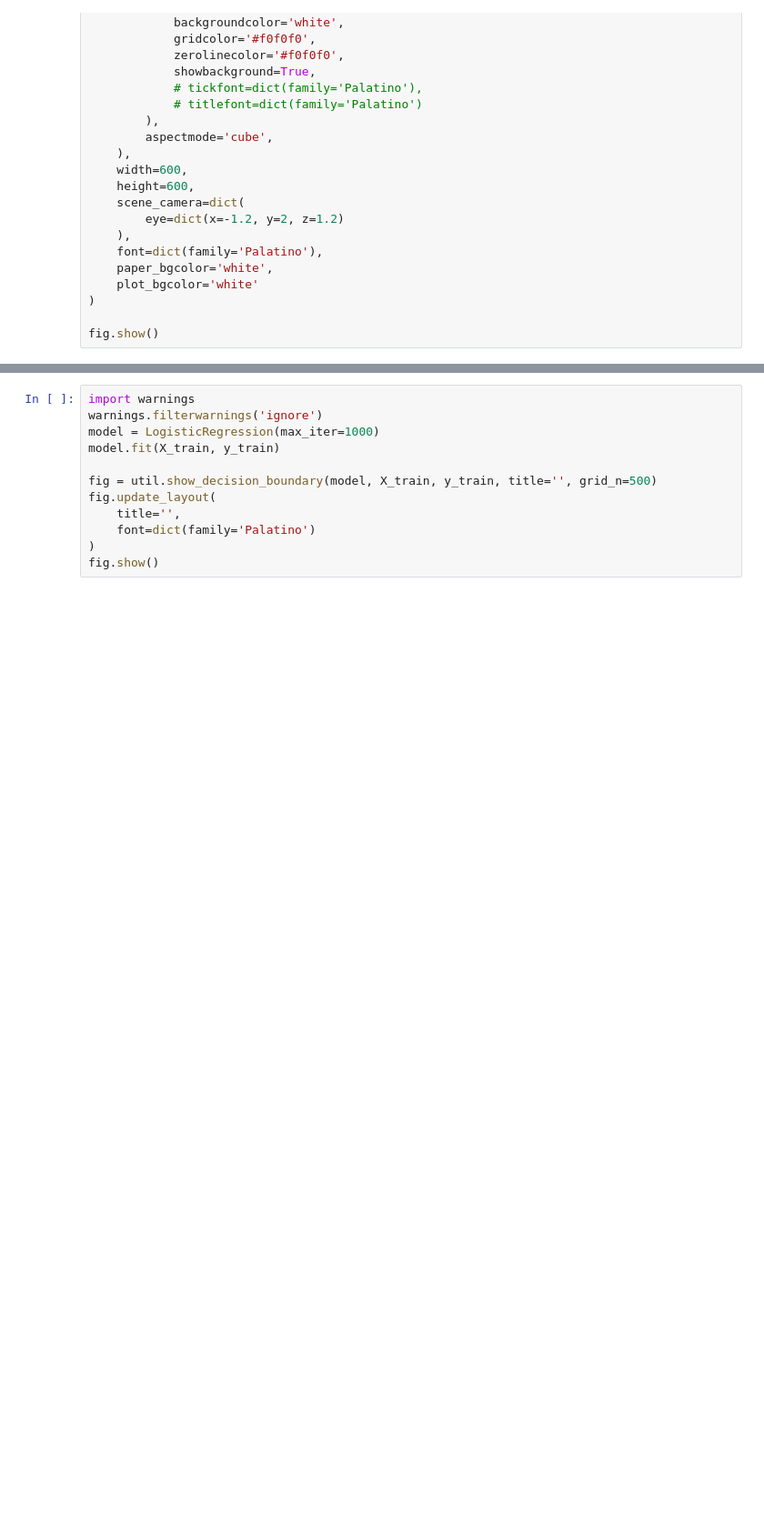
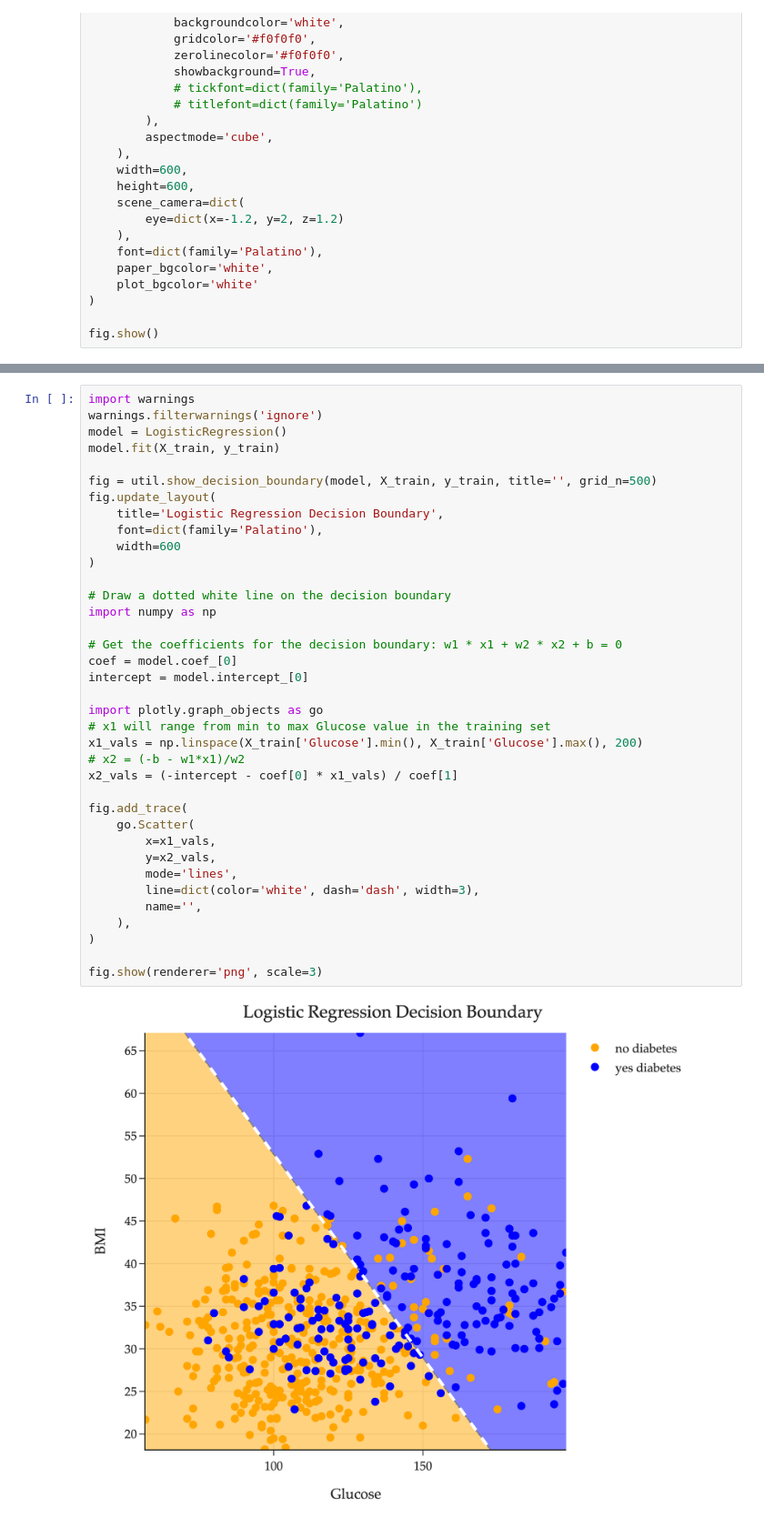
Before and after one commit to eecs245/notes, a Jupyter notebook: 04_linear_independence/04-lines-planes-hyperplanes.ipynb, the cells around one changed output, grey strips where cells are left out. Shown at 91% size. Saved outputs shown, nothing was run; the diff lists cells and outputs as text; blank space fills up the shorter version.

```diff
--- a/04_linear_independence/04-lines-planes-hyperplanes.ipynb
+++ b/04_linear_independence/04-lines-planes-hyperplanes.ipynb
@@ -1102,14 +1127,41 @@ Another common family of classifiers is **linear classifiers**, where the decisi
 # %%
 import warnings
 warnings.filterwarnings('ignore')
-model = LogisticRegression(max_iter=1000)
+model = LogisticRegression()
 model.fit(X_train, y_train)
 
 fig = util.show_decision_boundary(model, X_train, y_train, title='', grid_n=500)
 fig.update_layout(
-    title='',
-    font=dict(family='Palatino')
+    title='Logistic Regression Decision Boundary',
+    font=dict(family='Palatino'),
+    width=600
 )
-fig.show()
+
+# Draw a dotted white line on the decision boundary
+import numpy as np
+
+# Get the coefficients for the decision boundary: w1 * x1 + w2 * x2 + b = 0
+coef = model.coef_[0]
+intercept = model.intercept_[0]
+
+import plotly.graph_objects as go
+# x1 will range from min to max Glucose value in the training set
+x1_vals = np.linspace(X_train['Glucose'].min(), X_train['Glucose'].max(), 200)
+# x2 = (-b - w1*x1)/w2
+x2_vals = (-intercept - coef[0] * x1_vals) / coef[1]
+
+fig.add_trace(
+    go.Scatter(
+        x=x1_vals,
+        y=x2_vals,
+        mode='lines',
+        line=dict(color='white', dash='dash', width=3),
+        name='',
+    ),
+)
+
+fig.show(renderer='png', scale=3)
+# %% [output]
+[figure, added]
 # %% [markdown]
 Here the decision boundary looks like a **line** because the data is only 2-dimensional, but in general (with more than two features) a linear classifier's decision boundary is a hyperplane in $\mathbb{R}^n$. The $\vec w$ in the decision boundary equation $\vec w \cdot \vec x + b = 0$ comes from minimizing empirical risk, for some model and loss function!
```
Also changed, not shown: parts of 15 cells of this notebook, 2 other files.
